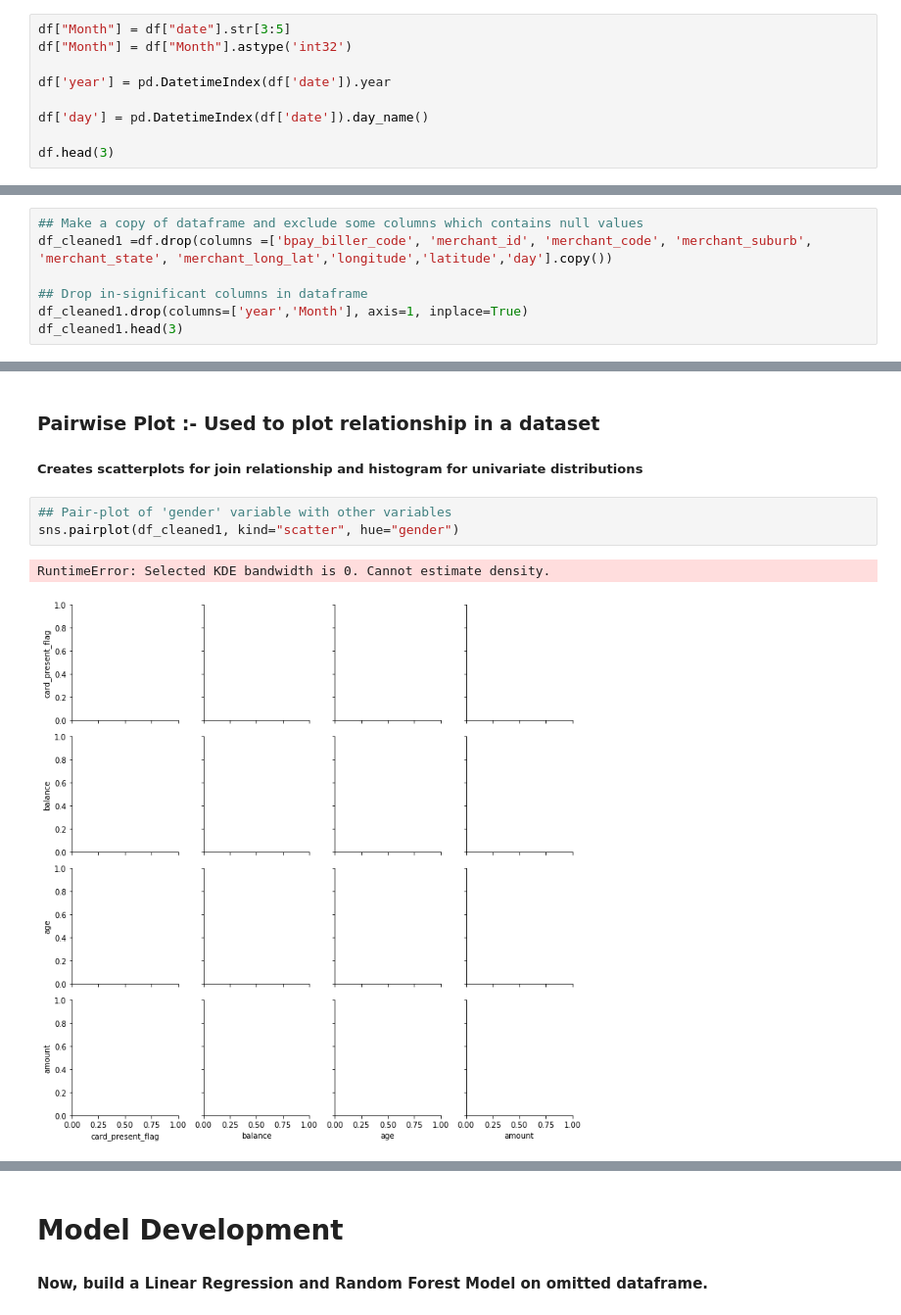
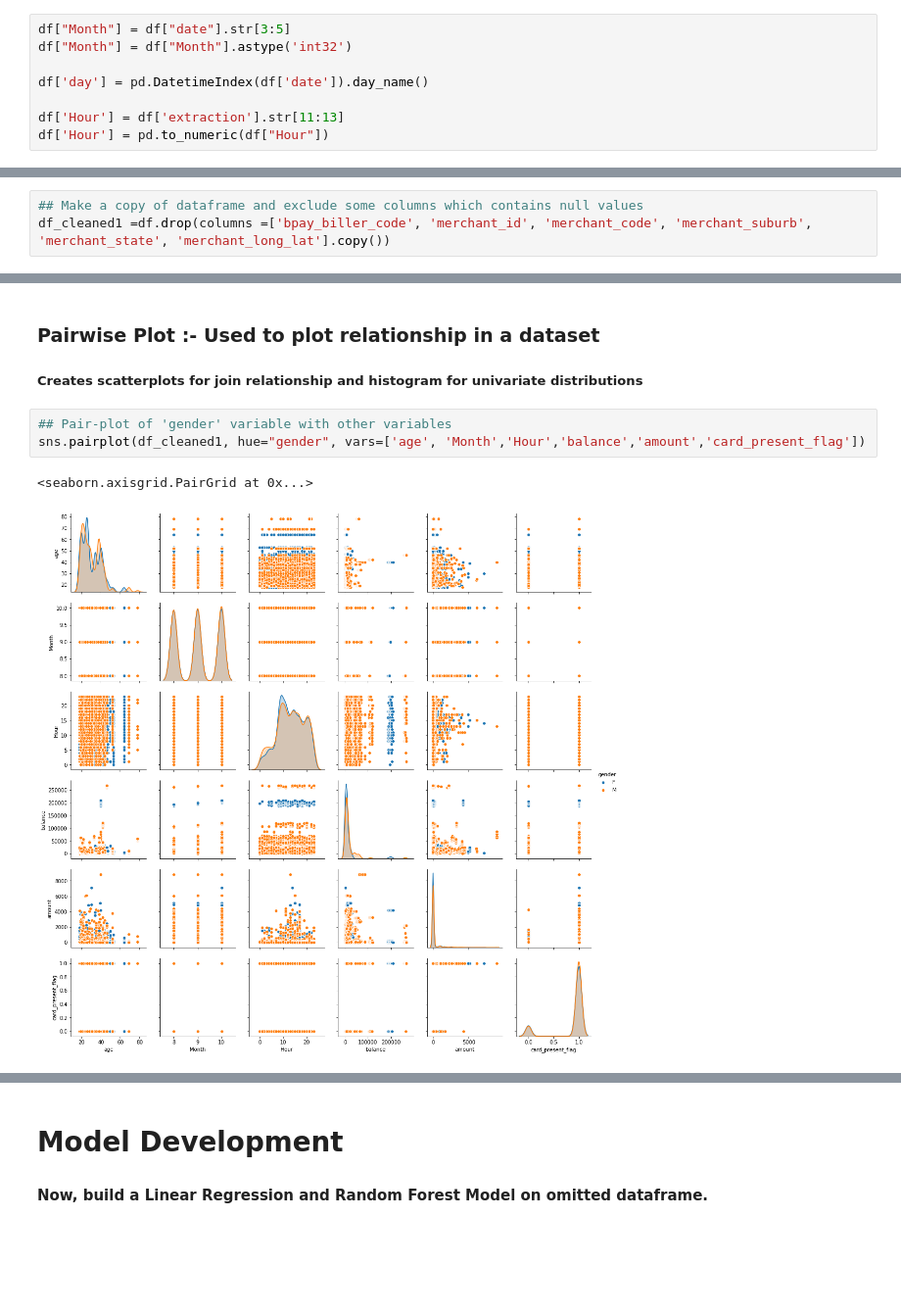
Before and after one commit to ShuklaPrashant21/Virtual-Internship, a Jupyter notebook: ANZ Virtual Internship/ANZ_EDA_Predictive_Analysis.ipynb, the cells around one changed output, grey strips where cells are left out. Shown at 98% size. Drawn from its saved outputs; the diff is of its cells as text; blank space fills up the shorter version.

```diff
--- a/ANZ Virtual Internship/ANZ_EDA_Predictive_Analysis.ipynb
+++ b/ANZ Virtual Internship/ANZ_EDA_Predictive_Analysis.ipynb
@@ -76,8 +90,7 @@ Name: account, Length: 100, dtype: int64
 df["Month"] = df["date"].str[3:5]
 df["Month"] = df["Month"].astype('int32')
 
-df['year'] = pd.DatetimeIndex(df['date']).year
-
 df['day'] = pd.DatetimeIndex(df['date']).day_name()
 
-df.head(3)
+df['Hour'] = df['extraction'].str[11:13]
+df['Hour'] = pd.to_numeric(df["Hour"])
@@ -227,7 +253,3 @@ df['card_present_flag'].isnull().sum()
 # %%
 ## Make a copy of dataframe and exclude some columns which contains null values
-df_cleaned1 =df.drop(columns =['bpay_biller_code', 'merchant_id', 'merchant_code', 'merchant_suburb', 'merchant_state', 'merchant_long_lat','longitude','latitude','day'].copy())
-
-## Drop in-significant columns in dataframe
-df_cleaned1.drop(columns=['year','Month'], axis=1, inplace=True)
-df_cleaned1.head(3)
+df_cleaned1 =df.drop(columns =['bpay_biller_code', 'merchant_id', 'merchant_code', 'merchant_suburb', 'merchant_state', 'merchant_long_lat'].copy())
@@ -449,7 +512,7 @@ plt.show()
 ##### Creates scatterplots for join relationship and histogram for univariate distributions
 # %%
 ## Pair-plot of 'gender' variable with other variables
-sns.pairplot(df_cleaned1, kind="scatter", hue="gender")
+sns.pairplot(df_cleaned1, hue="gender", vars=['age', 'Month','Hour','balance','amount','card_present_flag'])
 # %% [output]
-RuntimeError: Selected KDE bandwidth is 0. Cannot estimate density.
+<seaborn.axisgrid.PairGrid at 0x...>
-[figure, old version]
+[figure, new version]
```
Also changed, not shown: parts of 57 cells of this notebook.
